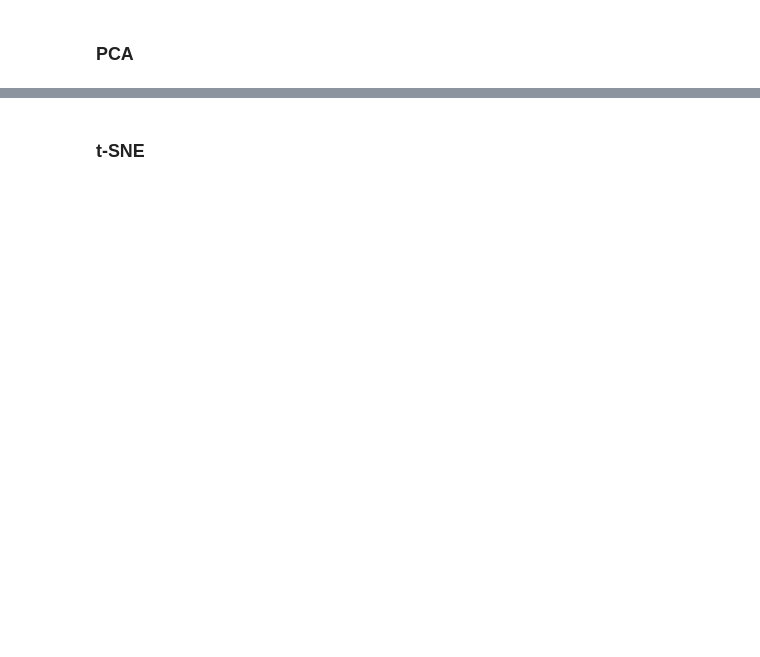
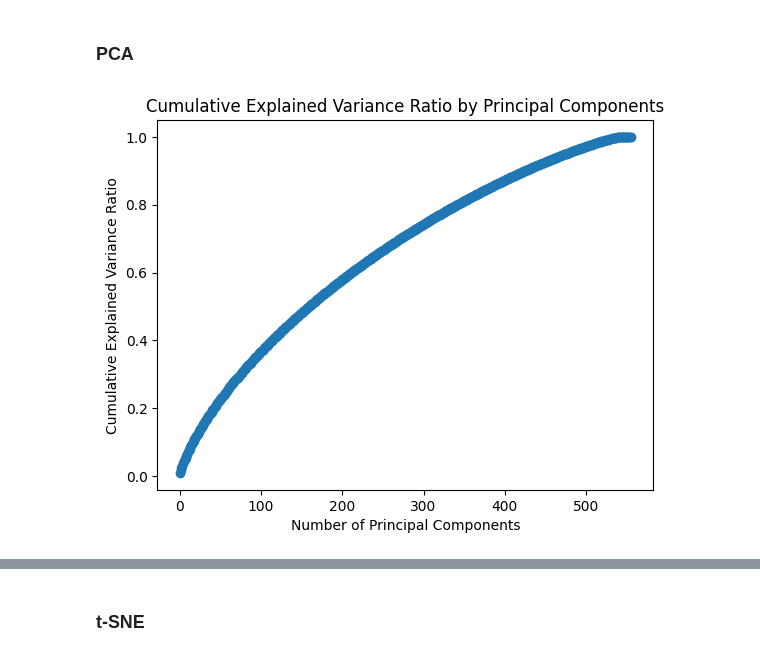
Before and after one commit to otabrzak/text-analytics-1-coursework, a Jupyter notebook: coursework.ipynb, the cells around one changed output, grey strips where cells are left out. Drawn from its saved outputs; the diff is of its cells as text; code cells hidden in the pictures; blank space fills up the shorter version.

```diff
--- a/coursework.ipynb
+++ b/coursework.ipynb
@@ -112,5 +129,24 @@ tfidf_df # type: ignore
 # %% [markdown]
 ### PCA
+# %%
+pca_tuning = PCA()
+X_pca_tuning = pca_tuning.fit_transform(tfidf_df)
+
+explained_variance = pca_tuning.explained_variance_
+total_explained_variance = explained_variance.sum()
+
+explained_variance_ratio = pca_tuning.explained_variance_ratio_
+total_explained_variance_ratio = explained_variance_ratio.sum()
+
+cumulative_variance_ratio = np.cumsum(explained_variance_ratio)
+
+plt.plot(cumulative_variance_ratio, marker='o')
+plt.xlabel('Number of Principal Components')
+plt.ylabel('Cumulative Explained Variance Ratio')
+plt.title('Cumulative Explained Variance Ratio by Principal Components')
+plt.show()
+# %% [output]
+[figure, added]
 # %%
 pca = PCA(n_components=2)
 reduced_data = pca.fit_transform(tfidf_df)
```
Also changed, not shown: parts of 8 cells of this notebook.
